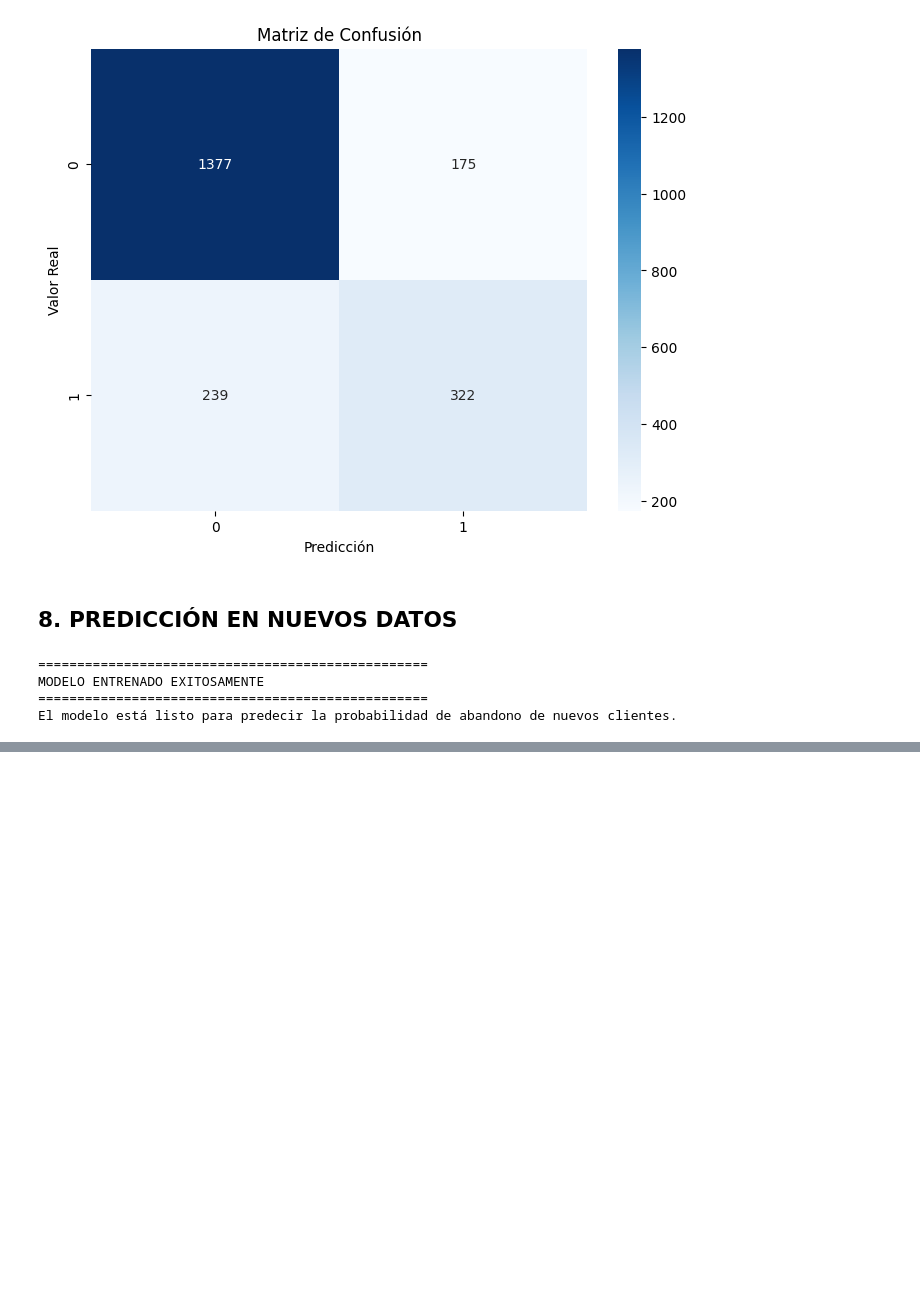
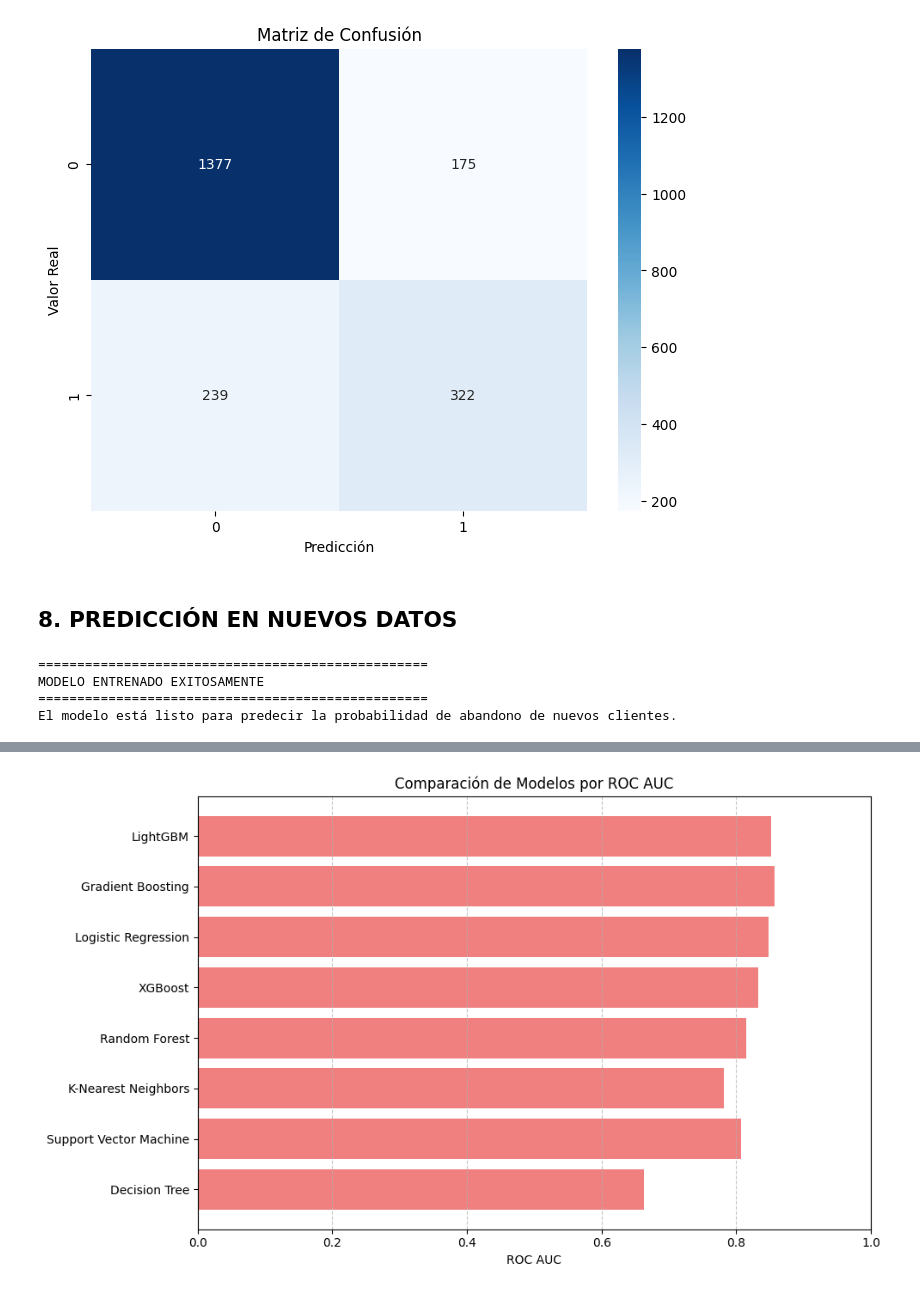
Before and after one commit to AngelTroncoso/Proyecto_telecomx2, a Jupyter notebook: telecoX.ipynb, the cells around one changed output, grey strips where cells are left out. Saved outputs shown, nothing was run; the diff lists cells and outputs as text; code cells hidden in the pictures; blank space fills up the shorter version.

```diff
--- a/telecoX.ipynb
+++ b/telecoX.ipynb
@@ -749,0 +1007,13 @@ El modelo está listo para predecir la probabilidad de abandono de nuevos client
+# %%
+# --- GRÁFICO 2: ROC AUC ---
+plt.figure(figsize=(10, 6))
+plt.barh(df_results_sorted.index, df_results_sorted['ROC AUC'], color='lightcoral')
+plt.xlabel('ROC AUC')
+plt.title('Comparación de Modelos por ROC AUC')
+plt.xlim(0, 1) # El ROC AUC va de 0 a 1
+plt.grid(axis='x', linestyle='--', alpha=0.7)
+plt.tight_layout()
+plt.show() # Muestra el gráfico
+# plt.savefig('roc_auc_comparison.png') # Descomentar para guardar
+# %% [output]
+[figure, added]
```
Also changed, not shown: parts of 14 cells of this notebook.
